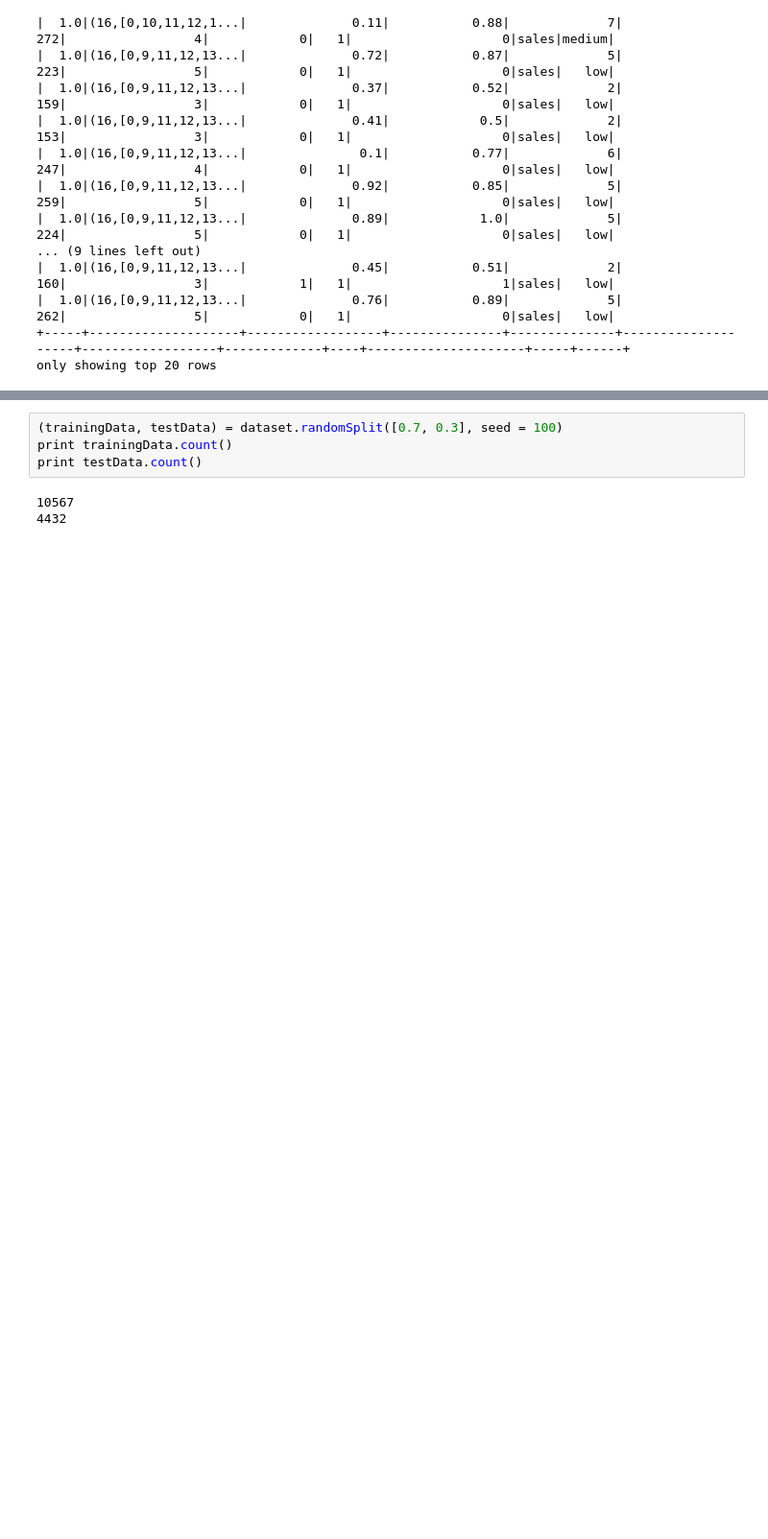
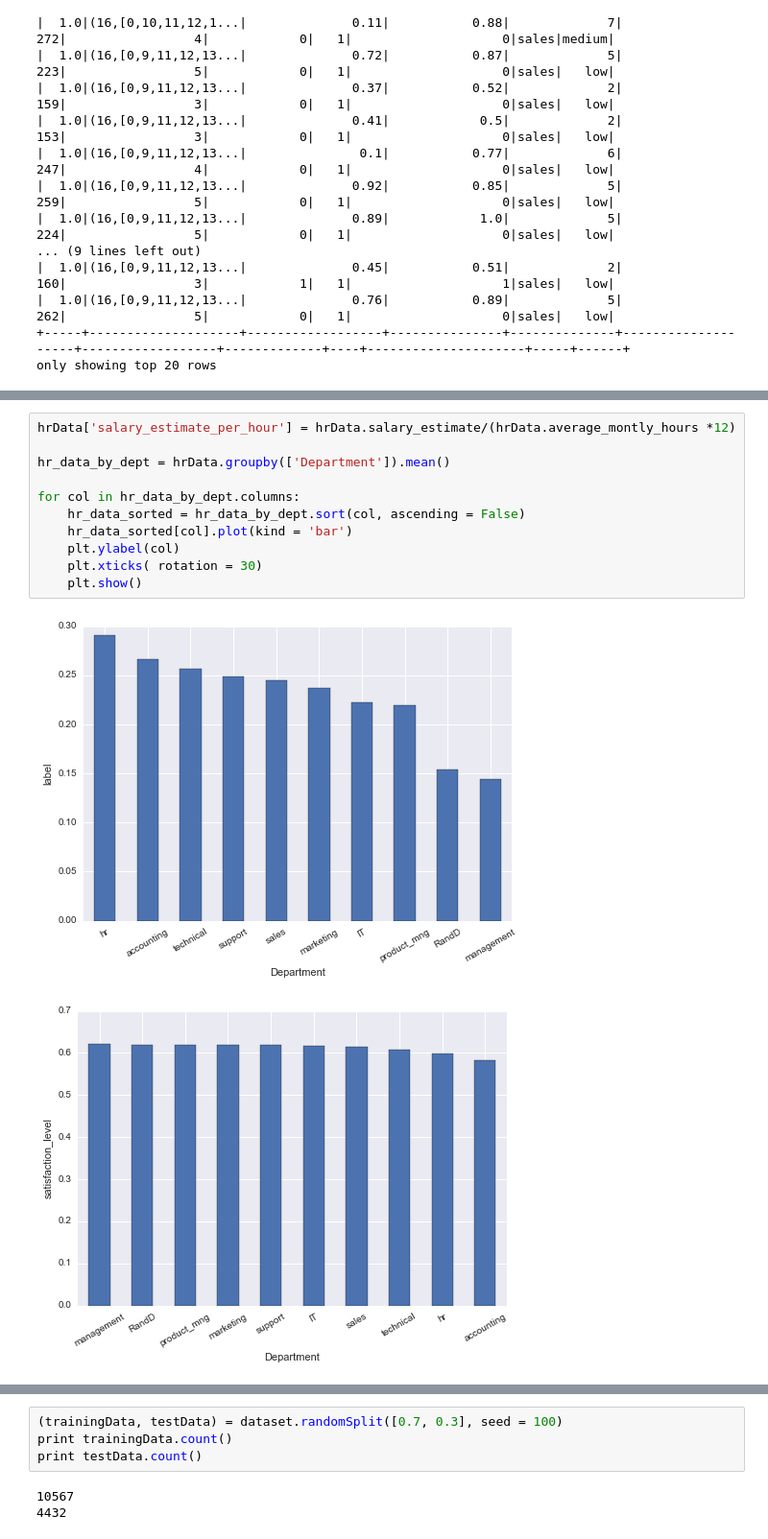
Before and after one commit to kkgoswami/humanResourceAnalytics, a Jupyter notebook: spark2.ipynb, the cells around one changed output, grey strips where cells are left out. Shown at 96% size. Drawn from its saved outputs; the diff is of its cells as text; blank space fills up the shorter version.

```diff
--- a/spark2.ipynb
+++ b/spark2.ipynb
@@ -68,0 +143,14 @@ only showing top 20 rows
+# %%
+hrData['salary_estimate_per_hour'] = hrData.salary_estimate/(hrData.average_montly_hours *12)
+
+hr_data_by_dept = hrData.groupby(['Department']).mean()
+
+for col in hr_data_by_dept.columns:
+    hr_data_sorted = hr_data_by_dept.sort(col, ascending = False)
+    hr_data_sorted[col].plot(kind = 'bar')
+    plt.ylabel(col)
+    plt.xticks( rotation = 30)
+    plt.show()
+# %% [output]
+[figure, added]
+[figure, added]
```
Also changed, not shown: parts of 11 cells of this notebook.
